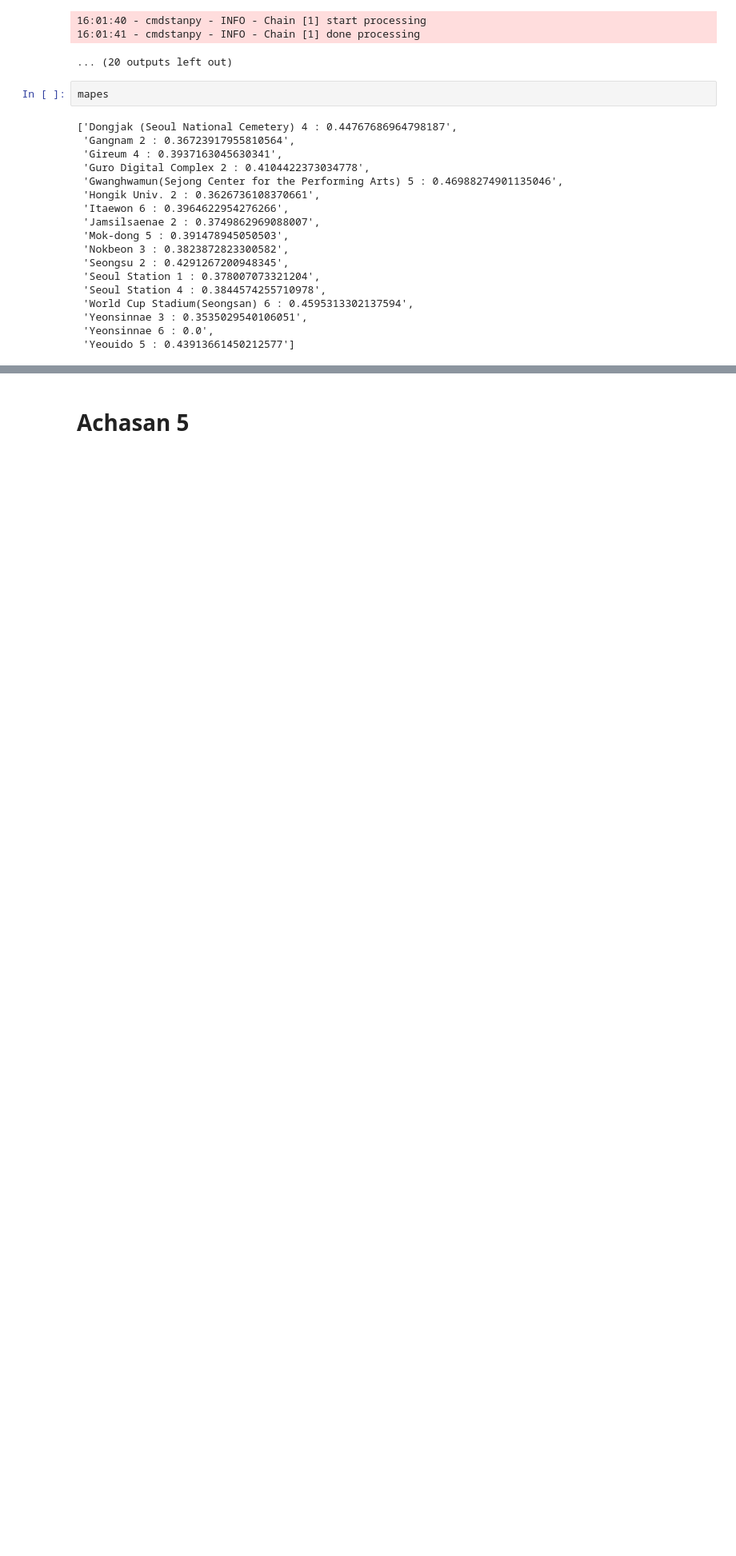
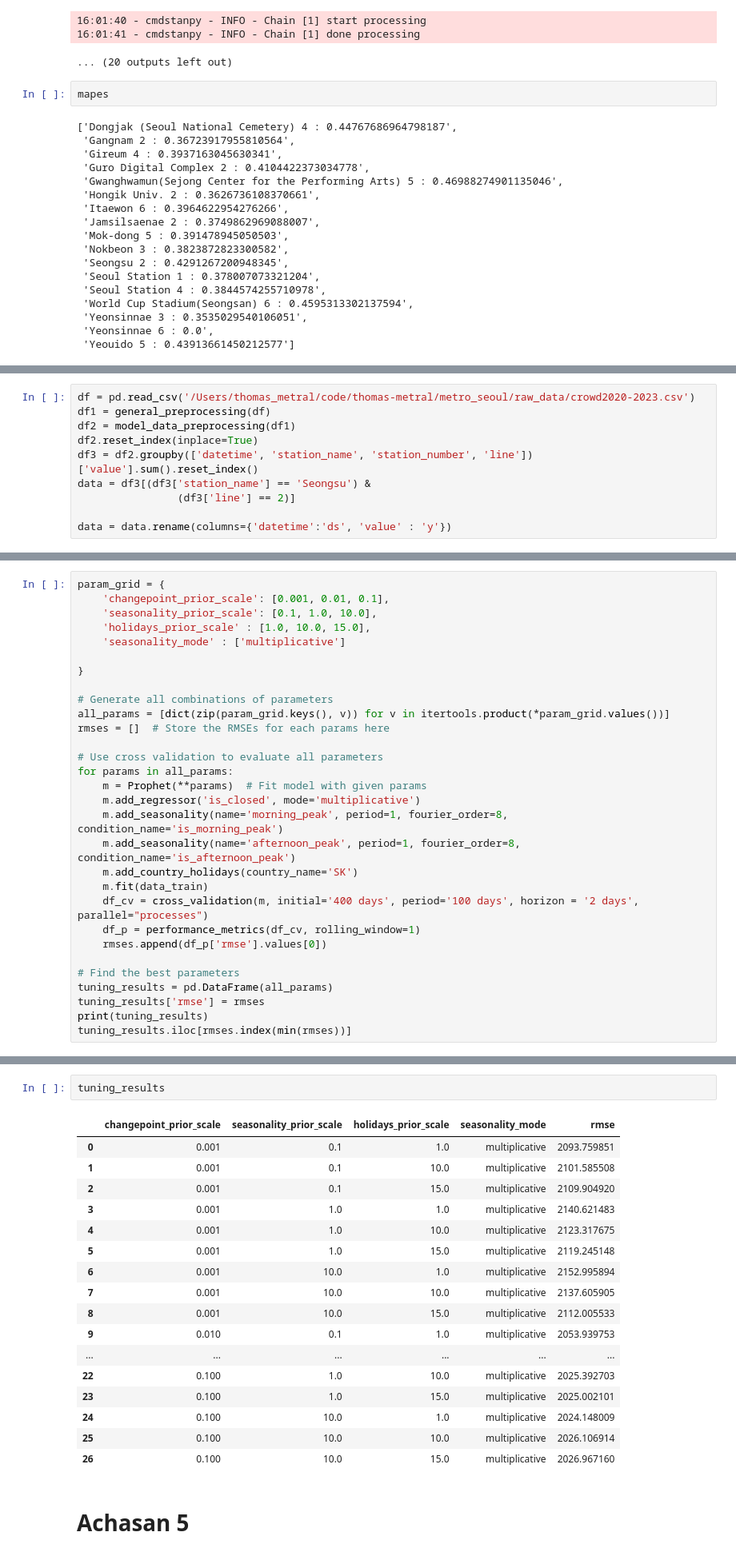
Before and after one commit to Arizona3000/metro_seoul, a Jupyter notebook: notebooks/prophet_clean.ipynb, the cells around one changed output, grey strips where cells are left out. Shown at 80% size. Cells and saved outputs as stored; diff of their text form; blank space fills up the shorter version.

```diff
--- a/notebooks/prophet_clean.ipynb
+++ b/notebooks/prophet_clean.ipynb
@@ -261,0 +263,10 @@ mapes
+# %%
+df = pd.read_csv('/Users/thomas_metral/code/thomas-metral/metro_seoul/raw_data/crowd2020-2023.csv')
+df1 = general_preprocessing(df)
+df2 = model_data_preprocessing(df1)
+df2.reset_index(inplace=True)
+df3 = df2.groupby(['datetime', 'station_name', 'station_number', 'line'])['value'].sum().reset_index()
+data = df3[(df3['station_name'] == 'Seongsu') &
+                (df3['line'] == 2)]
+
+data = data.rename(columns={'datetime':'ds', 'value' : 'y'})
@@ -261,0 +337,30 @@ mapes
+# %%
+param_grid = {
+    'changepoint_prior_scale': [0.001, 0.01, 0.1],
+    'seasonality_prior_scale': [0.1, 1.0, 10.0],
+    'holidays_prior_scale' : [1.0, 10.0, 15.0],
+    'seasonality_mode' : ['multiplicative']
+
+}
+
+# Generate all combinations of parameters
+all_params = [dict(zip(param_grid.keys(), v)) for v in itertools.product(*param_grid.values())]
+rmses = []  # Store the RMSEs for each params here
+
+# Use cross validation to evaluate all parameters
+for params in all_params:
+    m = Prophet(**params)  # Fit model with given params
+    m.add_regressor('is_closed', mode='multiplicative')
+    m.add_seasonality(name='morning_peak', period=1, fourier_order=8, condition_name='is_morning_peak')
+    m.add_seasonality(name='afternoon_peak', period=1, fourier_order=8, condition_name='is_afternoon_peak')
+    m.add_country_holidays(country_name='SK')
+    m.fit(data_train)
+    df_cv = cross_validation(m, initial='400 days', period='100 days', horizon = '2 days', parallel="processes")
+    df_p = performance_metrics(df_cv, rolling_window=1)
+    rmses.append(df_p['rmse'].values[0])
+
+# Find the best parameters
+tuning_results = pd.DataFrame(all_params)
+tuning_results['rmse'] = rmses
+print(tuning_results)
+tuning_results.iloc[rmses.index(min(rmses))]
@@ -262,2 +409,22 @@ mapes
+# %%
+tuning_results
+# %% [output]
+|  | changepoint_prior_scale | seasonality_prior_scale | holidays_prior_scale | seasonality_mode | rmse |
+| 0 | 0.001 | 0.1 | 1.0 | multiplicative | 2093.759851 |
+| 1 | 0.001 | 0.1 | 10.0 | multiplicative | 2101.585508 |
+| 2 | 0.001 | 0.1 | 15.0 | multiplicative | 2109.904920 |
+| 3 | 0.001 | 1.0 | 1.0 | multiplicative | 2140.621483 |
+| 4 | 0.001 | 1.0 | 10.0 | multiplicative | 2123.317675 |
+| 5 | 0.001 | 1.0 | 15.0 | multiplicative | 2119.245148 |
+| 6 | 0.001 | 10.0 | 1.0 | multiplicative | 2152.995894 |
+| 7 | 0.001 | 10.0 | 10.0 | multiplicative | 2137.605905 |
+| 8 | 0.001 | 10.0 | 15.0 | multiplicative | 2112.005533 |
+| 9 | 0.010 | 0.1 | 1.0 | multiplicative | 2053.939753 |
+| ... | ... | ... | ... | ... | ... |
+| 22 | 0.100 | 1.0 | 10.0 | multiplicative | 2025.392703 |
+| 23 | 0.100 | 1.0 | 15.0 | multiplicative | 2025.002101 |
+| 24 | 0.100 | 10.0 | 1.0 | multiplicative | 2024.148009 |
+| 25 | 0.100 | 10.0 | 10.0 | multiplicative | 2026.106914 |
+| 26 | 0.100 | 10.0 | 15.0 | multiplicative | 2026.967160 |
 # %% [markdown]
 # Achasan 5
```
Also changed, not shown: parts of 12 cells of this notebook.
